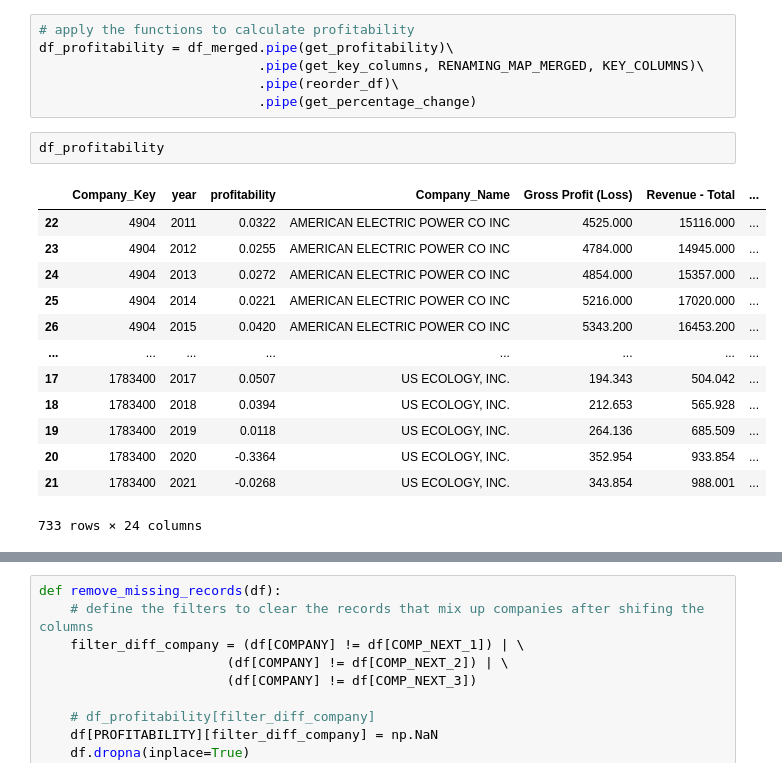
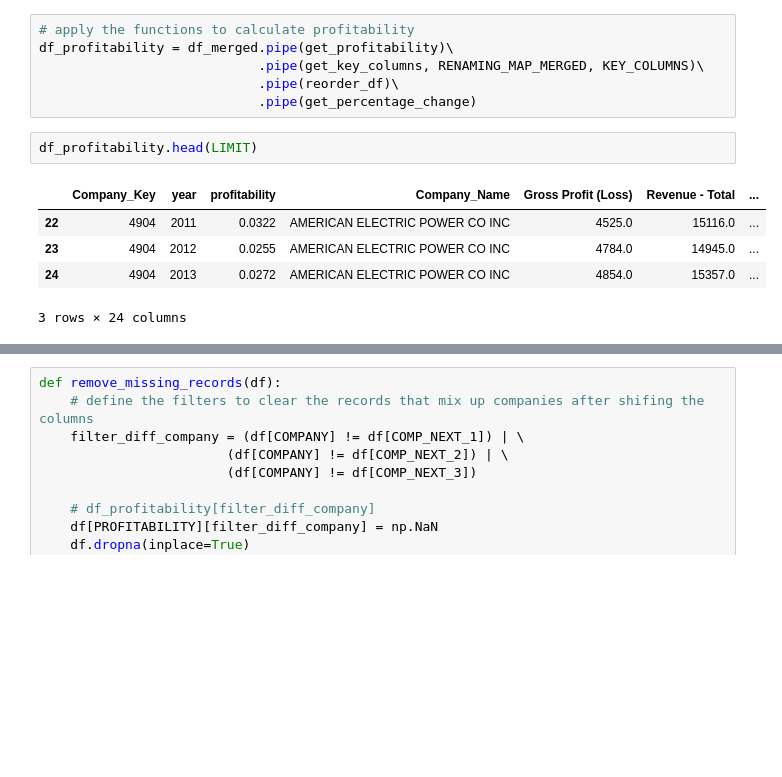
Before and after one commit to chaitanya2593/SPM_G3, a Jupyter notebook: 4_calculate_profitability.ipynb, the cells around one changed output, grey strips where cells are left out. Cells and saved outputs as stored; diff of their text form; blank space fills up the shorter version.

```diff
--- a/4_calculate_profitability.ipynb
+++ b/4_calculate_profitability.ipynb
@@ -313,21 +313,13 @@ df_profitability = df_merged.pipe(get_profitability)\
                             .pipe(reorder_df)\
                             .pipe(get_percentage_change)
 # %%
-df_profitability
+df_profitability.head(LIMIT)
 # %% [output]
 |  | Company_Key | year | profitability | Company_Name | Gross Profit (Loss) | Revenue - Total | ... |
-| 22 | 4904 | 2011 | 0.0322 | AMERICAN ELECTRIC POWER CO INC | 4525.000 | 15116.000 | ... |
-| 23 | 4904 | 2012 | 0.0255 | AMERICAN ELECTRIC POWER CO INC | 4784.000 | 14945.000 | ... |
-| 24 | 4904 | 2013 | 0.0272 | AMERICAN ELECTRIC POWER CO INC | 4854.000 | 15357.000 | ... |
-| 25 | 4904 | 2014 | 0.0221 | AMERICAN ELECTRIC POWER CO INC | 5216.000 | 17020.000 | ... |
-| 26 | 4904 | 2015 | 0.0420 | AMERICAN ELECTRIC POWER CO INC | 5343.200 | 16453.200 | ... |
-| ... | ... | ... | ... | ... | ... | ... | ... |
-| 17 | 1783400 | 2017 | 0.0507 | US ECOLOGY, INC. | 194.343 | 504.042 | ... |
-| 18 | 1783400 | 2018 | 0.0394 | US ECOLOGY, INC. | 212.653 | 565.928 | ... |
-| 19 | 1783400 | 2019 | 0.0118 | US ECOLOGY, INC. | 264.136 | 685.509 | ... |
-| 20 | 1783400 | 2020 | -0.3364 | US ECOLOGY, INC. | 352.954 | 933.854 | ... |
-| 21 | 1783400 | 2021 | -0.0268 | US ECOLOGY, INC. | 343.854 | 988.001 | ... |
+| 22 | 4904 | 2011 | 0.0322 | AMERICAN ELECTRIC POWER CO INC | 4525.0 | 15116.0 | ... |
+| 23 | 4904 | 2012 | 0.0255 | AMERICAN ELECTRIC POWER CO INC | 4784.0 | 14945.0 | ... |
+| 24 | 4904 | 2013 | 0.0272 | AMERICAN ELECTRIC POWER CO INC | 4854.0 | 15357.0 | ... |
-733 rows × 24 columns
+3 rows × 24 columns
 # %%
 # specift the order of the columns
 COLUMNS_ORDER = ["year", "Company_Key",
```
Also changed, not shown: parts of 6 cells of this notebook, 1 other file.
